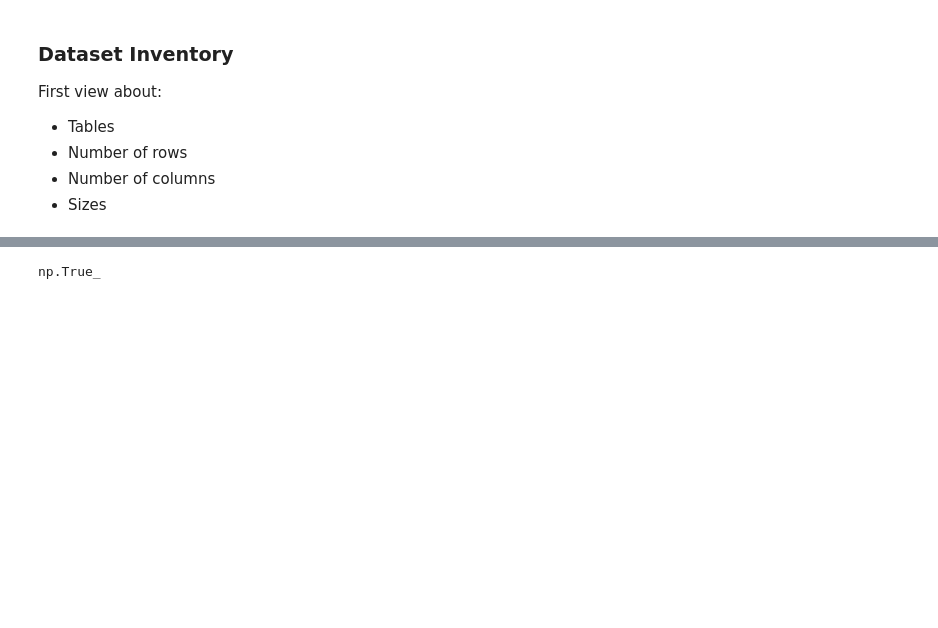
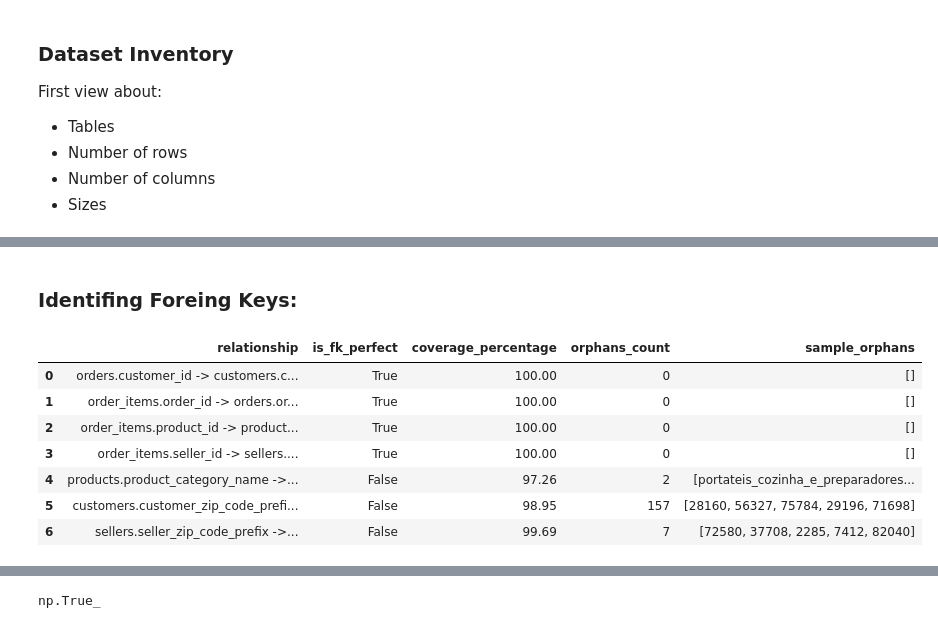
Before and after one commit to Ezequiel-ib/project-olist-db, a Jupyter notebook: notebooks/01_schema_understanding.ipynb, the cells around one changed output, grey strips where cells are left out. Cells and saved outputs as stored; diff of their text form; code cells hidden in the pictures; blank space fills up the shorter version.

```diff
--- a/notebooks/01_schema_understanding.ipynb
+++ b/notebooks/01_schema_understanding.ipynb
@@ -290,0 +235,17 @@ Data consistency is verified between both entities:
+# %%
+geo_zip_codes = set(datasets['geolocation']['geolocation_zip_code_prefix'].unique())
+customer_zip_codes = set(datasets['customers']['customer_zip_code_prefix'].unique())
+seller_zip_codes = set(datasets['sellers']['seller_zip_code_prefix'].unique())
+
+business_zip_codes = customer_zip_codes.union(seller_zip_codes)
+
+matches = business_zip_codes.intersection(geo_zip_codes)
+missing_in_geo = business_zip_codes - geo_zip_codes
+
+coverage_percentage = (len(matches) / len(business_zip_codes)) * 100
+
+print(f"{len(business_zip_codes)} Zip codes in (Customers + Sellers)")
+print(f"{len(geo_zip_codes)} Zip codes in geolocation")
+print(f"{len(matches)} Matches between (customers + sellers) and zip codes in geolocation")
+print(f"{len(missing_in_geo)} orphaned zip codes")
+print(f"{coverage_percentage:.2f}% of matches")
@@ -290,0 +276,2 @@ Data consistency is verified between both entities:
+# %% [markdown]
+### Identifing Foreing Keys:
@@ -290,0 +300,35 @@ Data consistency is verified between both entities:
+# %%
+
+relationships_to_test = [
+    ('orders', 'customer_id', 'customers', 'customer_id'),
+    ('order_items', 'order_id', 'orders', 'order_id'),
+    ('order_items', 'product_id', 'products', 'product_id'),
+    ('order_items', 'seller_id', 'sellers', 'seller_id'),
+    ('products', 'product_category_name', 'product_category_translation', 'product_category_name'),
+    ('customers', 'customer_zip_code_prefix', 'geolocation', 'geolocation_zip_code_prefix'),
+    ('sellers', 'seller_zip_code_prefix', 'geolocation', 'geolocation_zip_code_prefix'),
+]
+
+fk_reports = []
+
+for child_t, child_c, parent_t, parent_c in relationships_to_test:
+    result = validate_foreign_key(
+        datasets[child_t], child_c,
+        datasets[parent_t], parent_c
+    )
+
+    # Añadimos los nombres de las tablas para el reporte final
+    result['relationship'] = f"{child_t}.{child_c} -> {parent_t}.{parent_c}"
+    fk_reports.append(result)
+
+df_fk_summary = pd.DataFrame(fk_reports)
+display(df_fk_summary[['relationship', 'is_fk_perfect', 'coverage_percentage', 'orphans_count', 'sample_orphans']])
+# %% [output]
+|  | relationship | is_fk_perfect | coverage_percentage | orphans_count | sample_orphans |
+| 0 | orders.customer_id -> customers.c... | True | 100.00 | 0 | [] |
+| 1 | order_items.order_id -> orders.or... | True | 100.00 | 0 | [] |
+| 2 | order_items.product_id -> product... | True | 100.00 | 0 | [] |
+| 3 | order_items.seller_id -> sellers.... | True | 100.00 | 0 | [] |
+| 4 | products.product_category_name ->... | False | 97.26 | 2 | [portateis_cozinha_e_preparadores... |
+| 5 | customers.customer_zip_code_prefi... | False | 98.95 | 157 | [28160, 56327, 75784, 29196, 71698] |
+| 6 | sellers.seller_zip_code_prefix ->... | False | 99.69 | 7 | [72580, 37708, 2285, 7412, 82040] |
```
Also changed, not shown: parts of 41 cells of this notebook, 1 other file.
